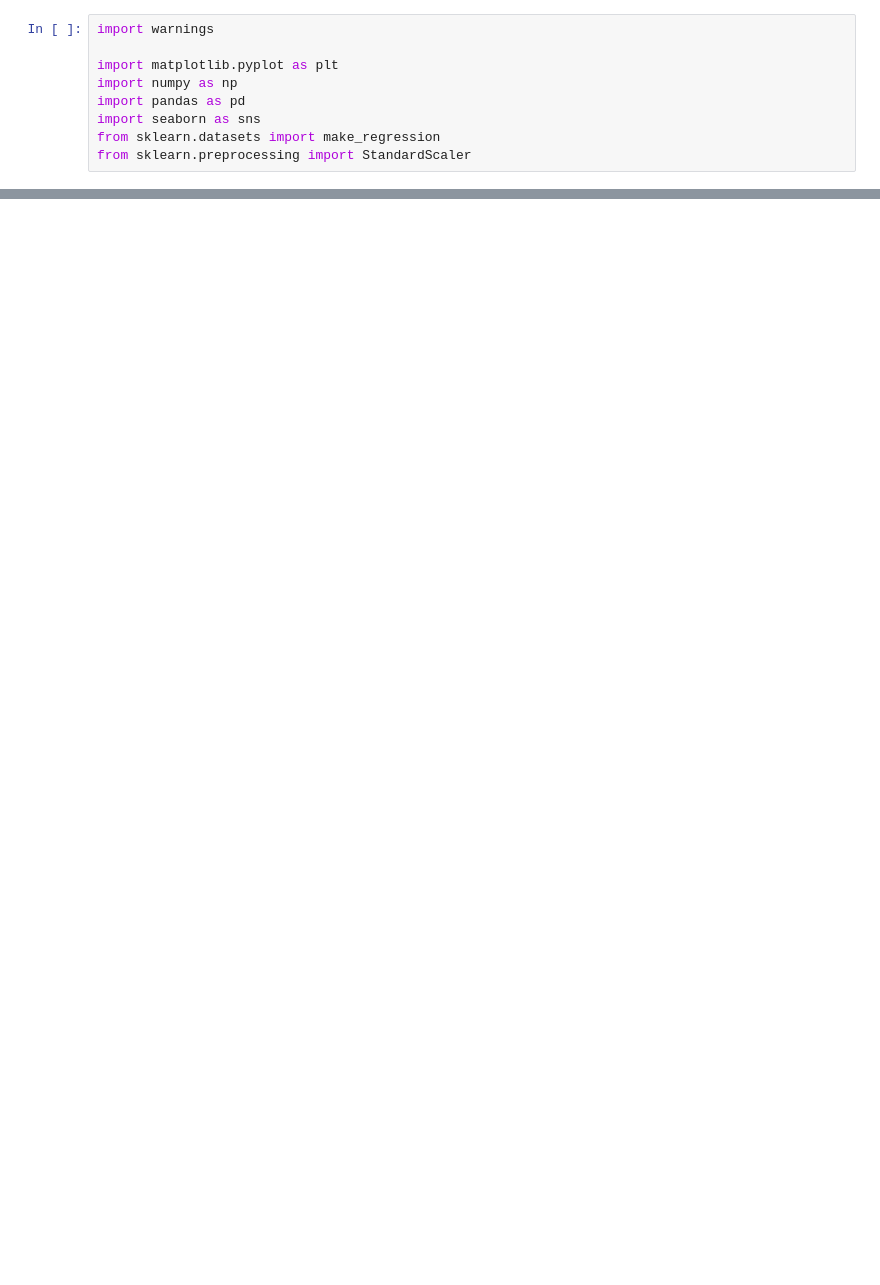
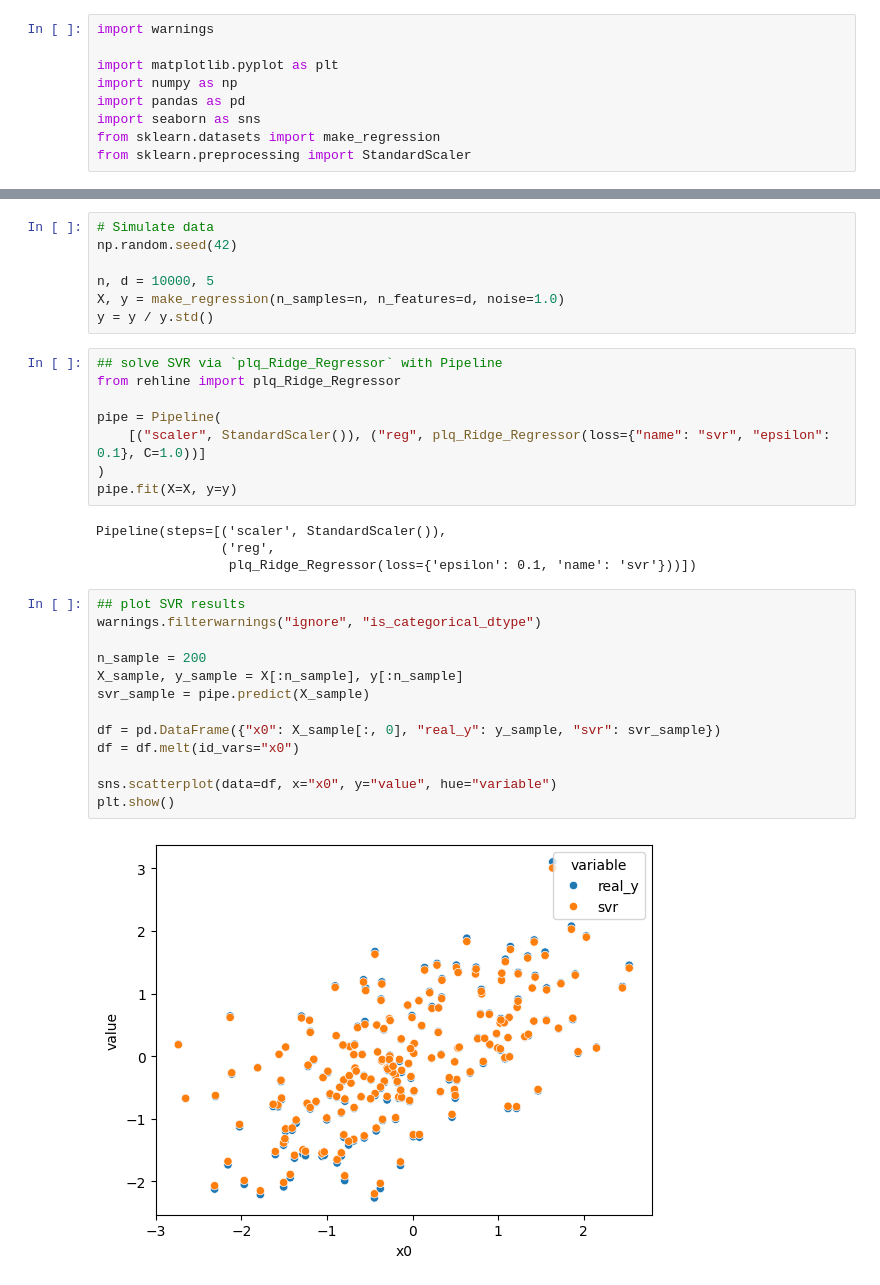
Before and after one commit to softmin/ReHLine-python, a Jupyter notebook: doc/source/examples/SVR.ipynb, the cells around one changed output, grey strips where cells are left out. Cells and saved outputs as stored; diff of their text form; blank space fills up the shorter version.

```diff
--- a/doc/source/examples/SVR.ipynb
+++ b/doc/source/examples/SVR.ipynb
@@ -52,0 +75,34 @@ plt.show()
+# %%
+# Simulate data
+np.random.seed(42)
+
+n, d = 10000, 5
+X, y = make_regression(n_samples=n, n_features=d, noise=1.0)
+y = y / y.std()
+# %%
+## solve SVR via `plq_Ridge_Regressor` with Pipeline
+from rehline import plq_Ridge_Regressor
+
+pipe = Pipeline(
+    [("scaler", StandardScaler()), ("reg", plq_Ridge_Regressor(loss={"name": "svr", "epsilon": 0.1}, C=1.0))]
+)
+pipe.fit(X=X, y=y)
+# %% [output]
+Pipeline(steps=[('scaler', StandardScaler()),
+                ('reg',
+                 plq_Ridge_Regressor(loss={'epsilon': 0.1, 'name': 'svr'}))])
+# %%
+## plot SVR results
+warnings.filterwarnings("ignore", "is_categorical_dtype")
+
+n_sample = 200
+X_sample, y_sample = X[:n_sample], y[:n_sample]
+svr_sample = pipe.predict(X_sample)
+
+df = pd.DataFrame({"x0": X_sample[:, 0], "real_y": y_sample, "svr": svr_sample})
+df = df.melt(id_vars="x0")
+
+sns.scatterplot(data=df, x="x0", y="value", hue="variable")
+plt.show()
+# %% [output]
+[figure, added]
```
Also changed, not shown: parts of 11 cells of this notebook, 24 other files.
